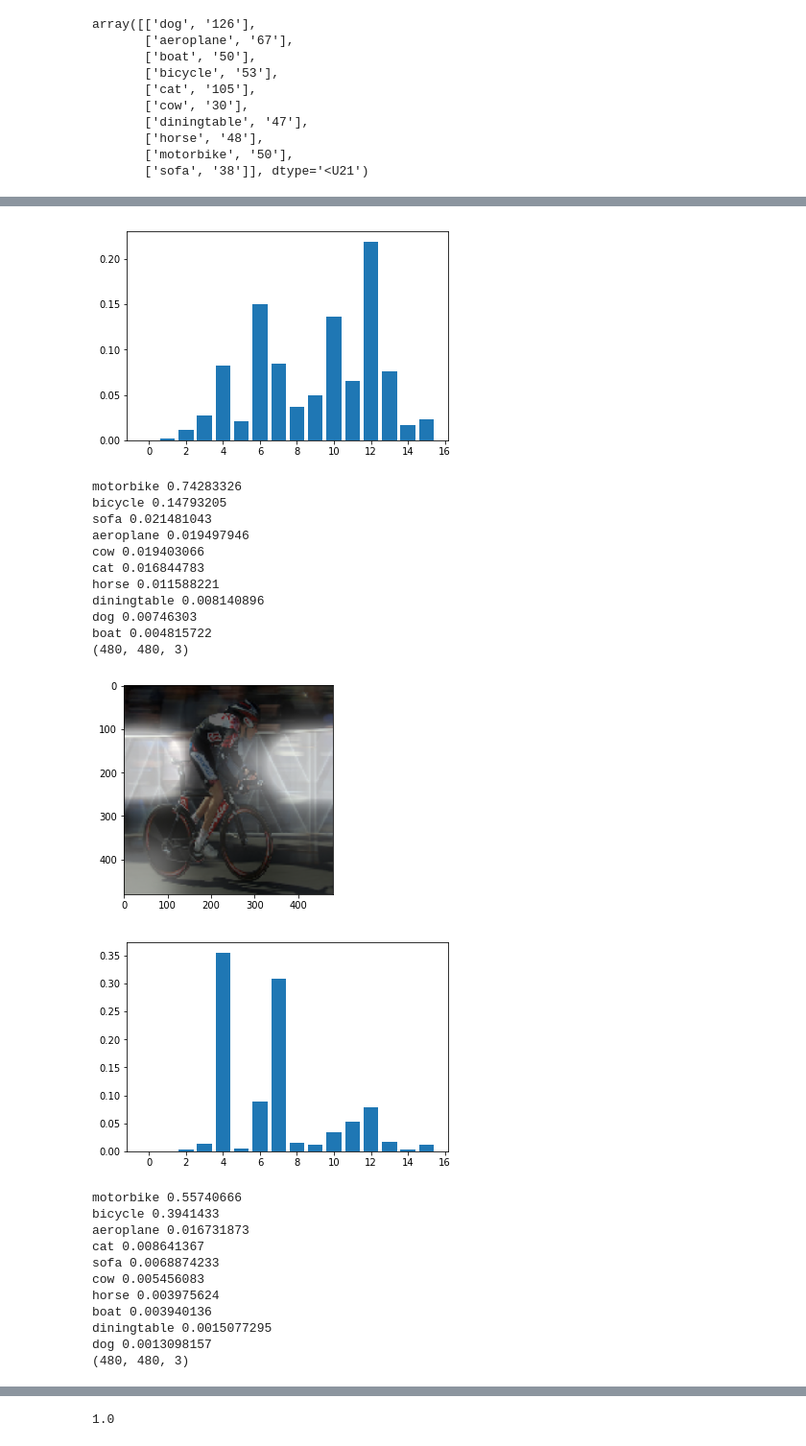
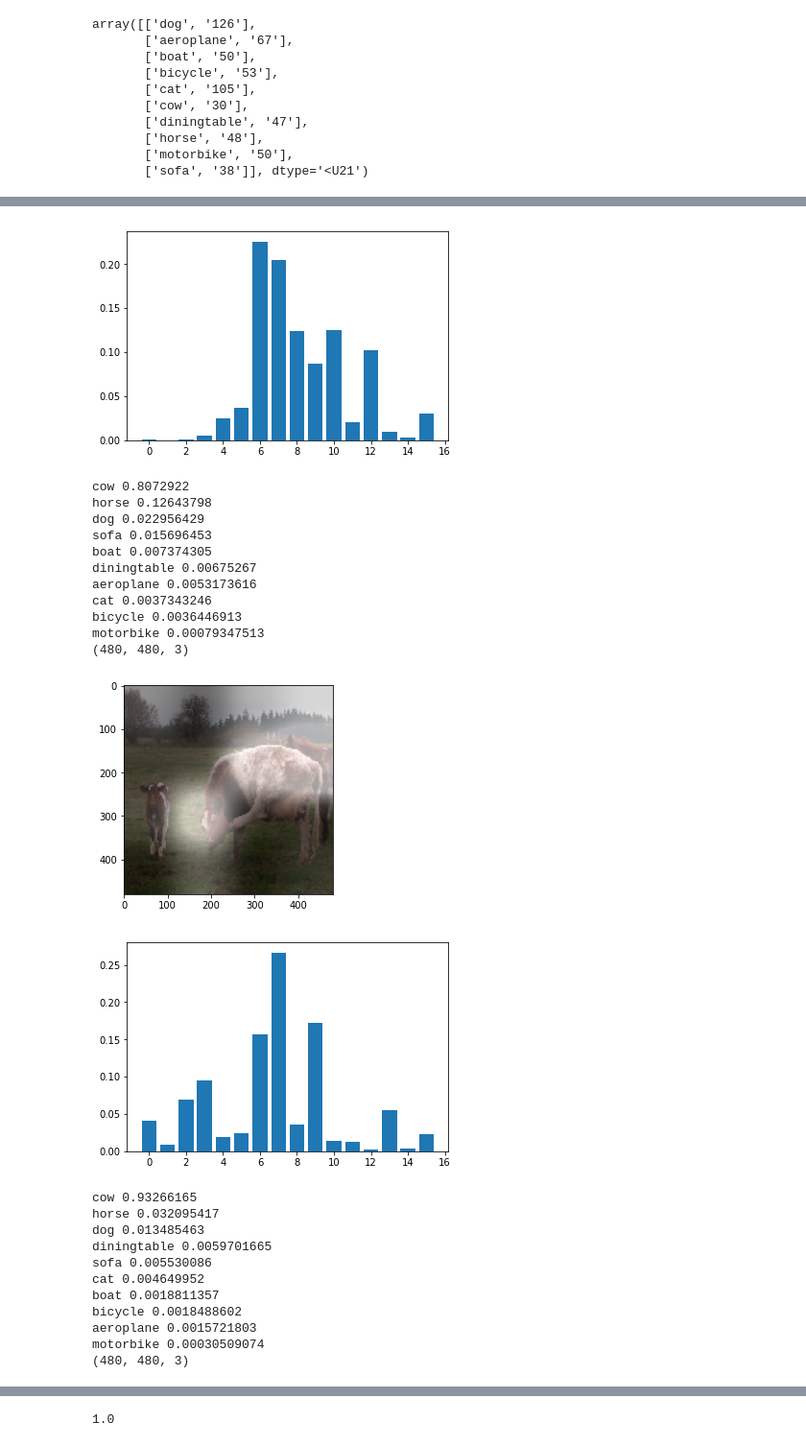
Before and after one commit to m3h0w/visual-attention-cnn-and-eye-tracking, a Jupyter notebook: Soft attention.ipynb, the cells around one changed output, grey strips where cells are left out. Shown at 96% size. Saved outputs shown, nothing was run; the diff lists cells and outputs as text; code cells hidden in the pictures.

Commit message:
Add comments, remove unnecessary arrays

```diff
--- a/Soft attention.ipynb
+++ b/Soft attention.ipynb
@@ -463,16 +453,15 @@ np.array(probabilities_list_).shape
 from scipy import signal
 from scipy import ndimage
 
-def get_att(t, n):
-    return atts_[t, n, :]
-
-class_name = 'bicycle'
+class_name = 'cow'
 class_id = name_to_class_dict[class_name]
 class_mask = np.argmax(y_test, axis=1) == class_id
 class_images = images_test[class_mask]
 class_test_proba = test_proba_[class_mask]
 class_proba_list = probabilities_list_[:,class_mask,:]
-image_n = 16
+class_atts = atts_[:,class_mask,:]
+print(class_proba_list.shape)
+image_n = 5
 rescale = IMG_SIZE / SMALLER_IMG_SIZE
 
 for t in range(atts_.shape[0]):
@@ -493,11 +482,7 @@ for t in range(atts_.shape[0]):
         chosen_img = image.copy()
     print(chosen_img.shape)
 
-    chosen_attention = get_att(t,image_n)
-#     attended_patch = np.argmax(chosen_attention)
-
-#     plt.imshow(chosen_img)
-#     plt.show()
+    chosen_attention = class_atts[t,image_n,:]
 
     result = np.zeros_like(chosen_img)
     for attended_patch_n in range(T):
@@ -517,20 +502,6 @@ for t in range(atts_.shape[0]):
 #         print(from_x, from_y)
         result[from_y:to_y, from_x:to_x, :] = np.ones_like(result[from_x:to_x,from_y:to_y,:]) * 255 * att_prob
 
-#         cropped_img = chosen_img[from_x:to_x,
-#                     from_y:to_y,:]
-#         chosen_img[from_x:to_x,
-#                     from_y:to_y,:] = cropped_img * att_prob + 100
-#         print(adjusted_img.shape)
-
-
-#     scharr = np.array([[ 0, 0,  0],
-#                        [0, 1, 0],
-#                        [ 0, 0,  0]]) # Gx + j*Gy
-#     adjusted_img = signal.convolve2d(adjusted_img[:,:,0], scharr, boundary='symm', mode='same')
-#     print(adjusted_img.max())
-#     plt.imshow(chosen_img)
-#     plt.show()
 
     result = result / 255.
     chosen_img = chosen_img / 255.
@@ -558,25 +530,25 @@ aeroplane 0.07850645
-[figure, old version]
+[figure, new version]
-motorbike 0.74283326
-bicycle 0.14793205
-sofa 0.021481043
-aeroplane 0.019497946
-cow 0.019403066
-cat 0.016844783
-horse 0.011588221
-diningtable 0.008140896
-dog 0.00746303
-boat 0.004815722
+cow 0.8072922
+horse 0.12643798
+dog 0.022956429
+sofa 0.015696453
+boat 0.007374305
+diningtable 0.00675267
+aeroplane 0.0053173616
+cat 0.0037343246
+bicycle 0.0036446913
+motorbike 0.00079347513
 (480, 480, 3)
-[figure, old version]
+[figure, new version]
-[figure, old version]
+[figure, new version]
-motorbike 0.55740666
-bicycle 0.3941433
-aeroplane 0.016731873
-cat 0.008641367
-sofa 0.0068874233
-cow 0.005456083
-horse 0.003975624
-boat 0.003940136
-diningtable 0.0015077295
-dog 0.0013098157
+cow 0.93266165
+horse 0.032095417
+dog 0.013485463
+diningtable 0.0059701665
+sofa 0.005530086
+cat 0.004649952
+boat 0.0018811357
+bicycle 0.0018488602
+aeroplane 0.0015721803
+motorbike 0.00030509074
 (480, 480, 3)
```
Also changed, not shown: parts of 7 cells of this notebook.
